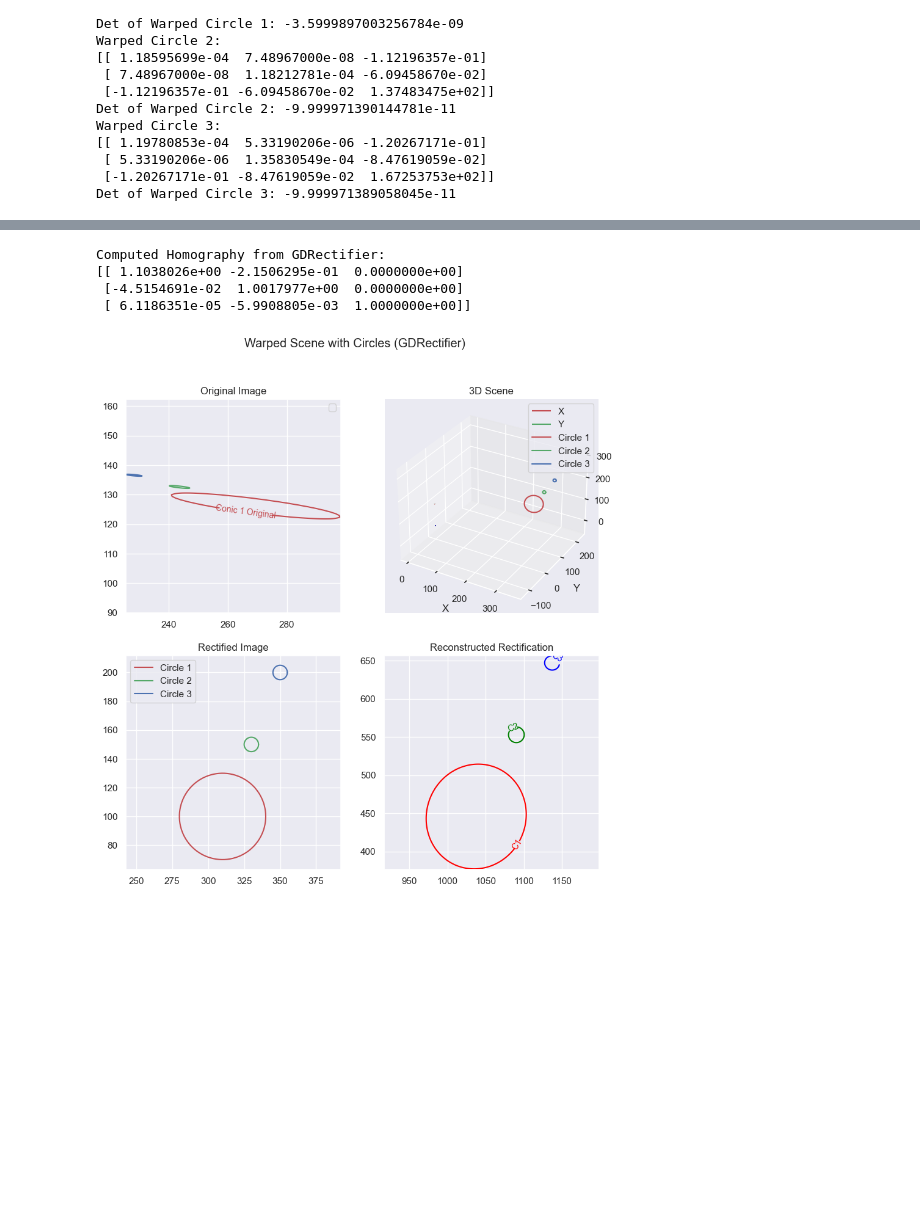
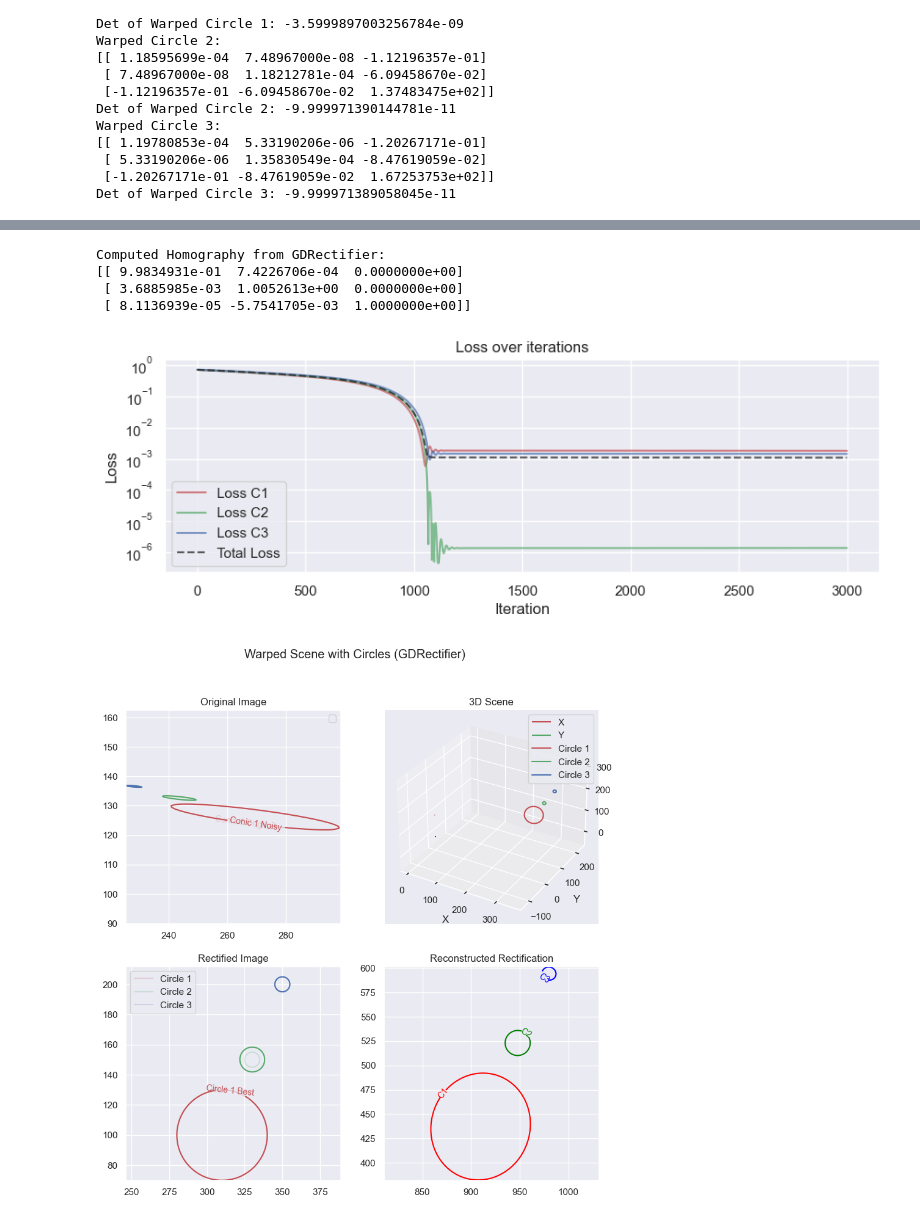
Before and after one commit to HomoTopi/CV_project_24_25_HomotopyContinuation, a Jupyter notebook: Notebooks/GradientDescent.ipynb, the cells around one changed output, grey strips where cells are left out. Drawn from its saved outputs; the diff is of its cells as text; code cells hidden in the pictures; blank space fills up the shorter version.

```diff
--- a/Notebooks/GradientDescent.ipynb
+++ b/Notebooks/GradientDescent.ipynb
@@ -39,7 +39,7 @@ def sceneDefinition() -> sg.SceneDescription:
     print([float(p) for p in c3.to_conic().to_algebraic_form()])
 
     offset = np.array([0, 0, 100])
-    noiseScale = 0.00000000
+    noiseScale = 0.000000005
 
     return sg.SceneDescription(f, theta, offset, c1, c2, c3, noiseScale)
 
@@ -234,27 +234,40 @@ plotter.plotExperiment(
 # %%
 from HomoTopiContinuation.Rectifier.GDRectifier import GDRectifier
 
-H_computed, _, _, _, _, _ = GDRectifier.rectify(
+H_computed, history, losses, grads, ms, vs = GDRectifier.rectify(
     img.C_img_noise,
     iterations=3000,
-    alpha = 1e-4
+    alpha = 5e-6
 )
 
 print("Computed Homography from GDRectifier:")
 print(H_computed.H)
+
+# Plot the losses
+plt.figure(figsize=(10, 3))
+plt.semilogy(losses[:, 0], label='Loss C1', color='r', alpha=0.7)
+plt.semilogy(losses[:, 1], label='Loss C2', color='g', alpha=0.7)
+plt.semilogy(losses[:, 2], label='Loss C3', color='b', alpha=0.7)
+plt.semilogy(losses[:, 3], label='Total Loss', color='k', linestyle='--', alpha=0.7)
+plt.title('Loss over iterations')
+plt.xlabel('Iteration')
+plt.ylabel('Loss')
+plt.legend()
+plt.show()
 
 warpedConicsGD = ConicWarper().warpConics(img.C_img_noise, H_computed)
 
 plotter = Plotter.Plotter(2, 2, title="Warped Scene with Circles (GDRectifier)")
 plotter.plotExperiment(
     sceneDescription=sceneDescription,
     img=img,
     warpedConics=warpedConicsGD,
 )
 plotter.show()
 # %% [output]
 Computed Homography from GDRectifier:
-[[ 1.1038026e+00 -2.1506295e-01  0.0000000e+00]
- [-4.5154691e-02  1.0017977e+00  0.0000000e+00]
- [ 6.1186351e-05 -5.9908805e-03  1.0000000e+00]]
+[[ 9.9834931e-01  7.4226706e-04  0.0000000e+00]
+ [ 3.6885985e-03  1.0052613e+00  0.0000000e+00]
+ [ 8.1136939e-05 -5.7541705e-03  1.0000000e+00]]
-[figure, old version]
+[figure, new version]
+[figure, added]
```
Also changed, not shown: parts of 2 cells of this notebook, 3 other files.
